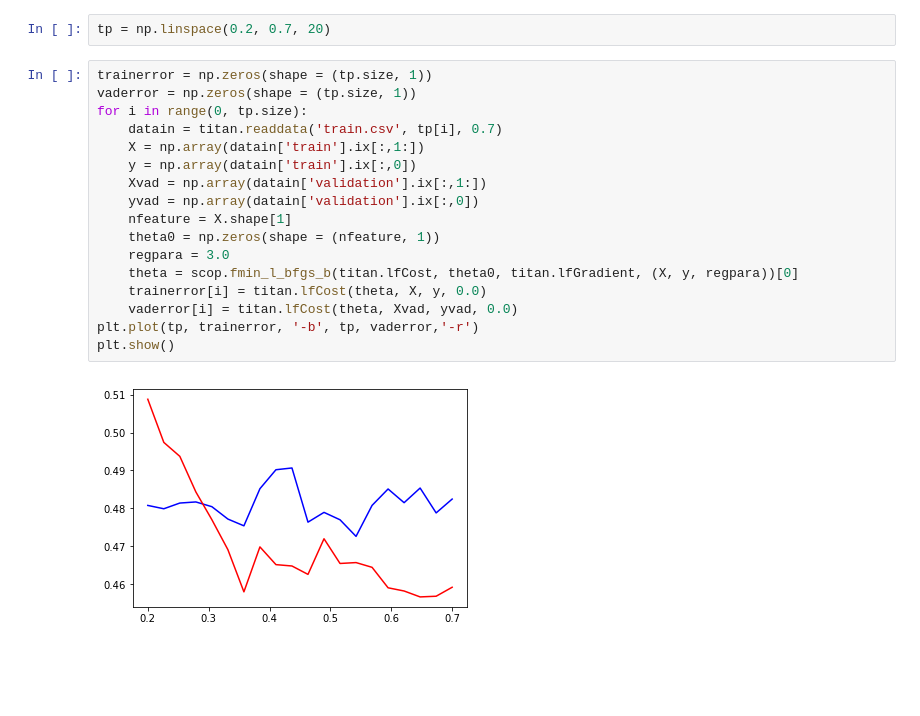
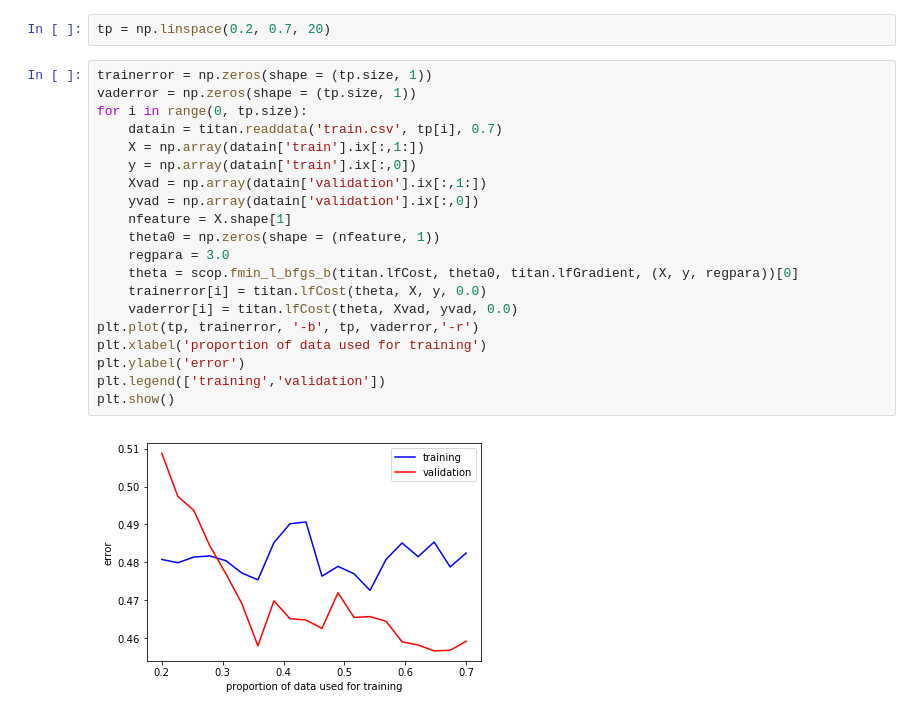
Before and after one commit to badGarnet/titanic_survive, a Jupyter notebook: LG notes.ipynb, the cells around one changed output. Drawn from its saved outputs; the diff is of its cells as text; blank space fills up the shorter version.

```diff
--- a/LG notes.ipynb
+++ b/LG notes.ipynb
@@ -80,19 +56,22 @@ tp = np.linspace(0.2, 0.7, 20)
 # %%
 trainerror = np.zeros(shape = (tp.size, 1))
 vaderror = np.zeros(shape = (tp.size, 1))
 for i in range(0, tp.size):
     datain = titan.readdata('train.csv', tp[i], 0.7)
     X = np.array(datain['train'].ix[:,1:])
     y = np.array(datain['train'].ix[:,0])
     Xvad = np.array(datain['validation'].ix[:,1:])
     yvad = np.array(datain['validation'].ix[:,0])
     nfeature = X.shape[1]
     theta0 = np.zeros(shape = (nfeature, 1))
     regpara = 3.0
     theta = scop.fmin_l_bfgs_b(titan.lfCost, theta0, titan.lfGradient, (X, y, regpara))[0]
     trainerror[i] = titan.lfCost(theta, X, y, 0.0)
     vaderror[i] = titan.lfCost(theta, Xvad, yvad, 0.0)
 plt.plot(tp, trainerror, '-b', tp, vaderror,'-r')
+plt.xlabel('proportion of data used for training')
+plt.ylabel('error')
+plt.legend(['training','validation'])
 plt.show()
 # %% [output]
-[figure, old version]
+[figure, new version]
```
Also changed, not shown: parts of 9 cells of this notebook, 2 other files.
